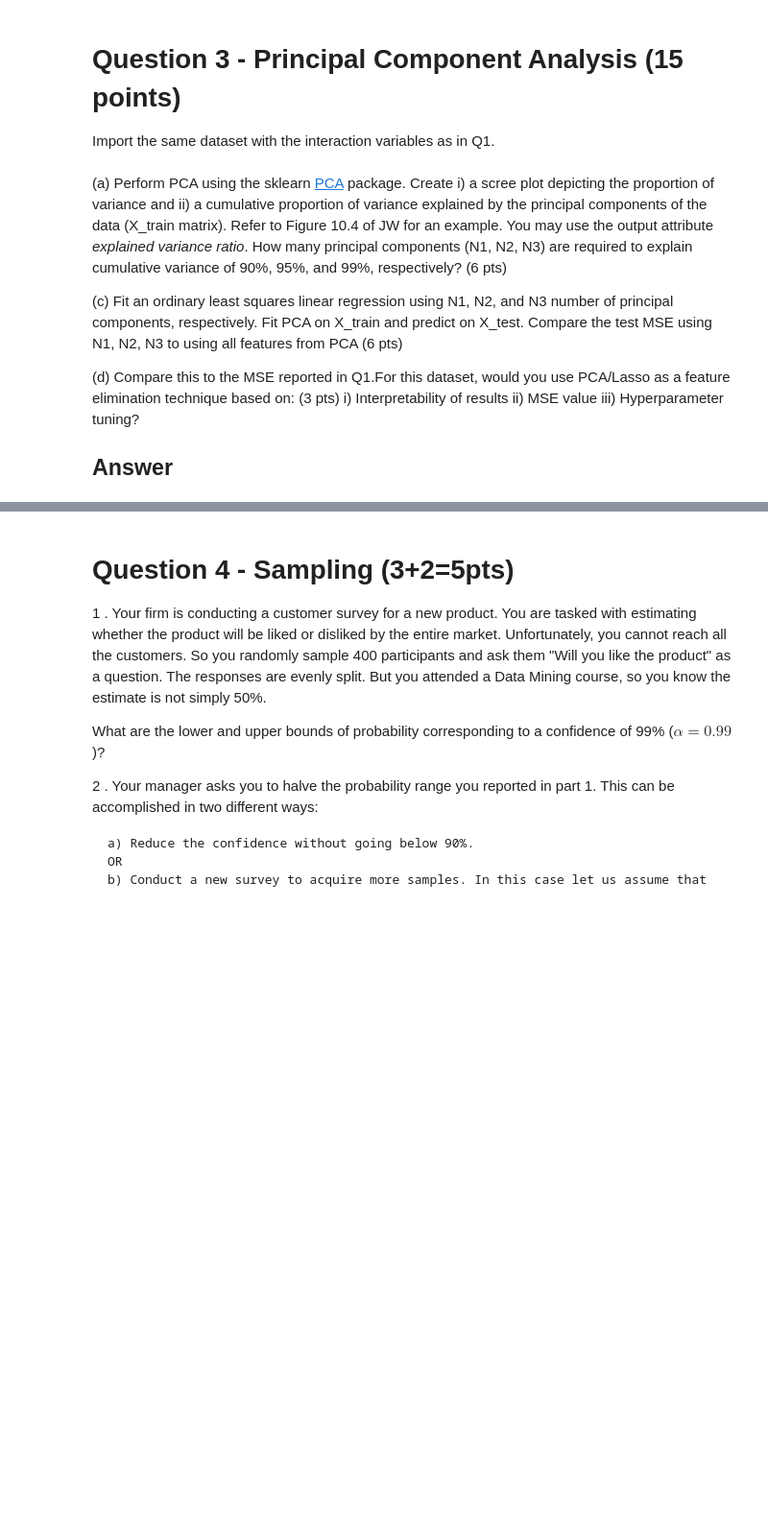
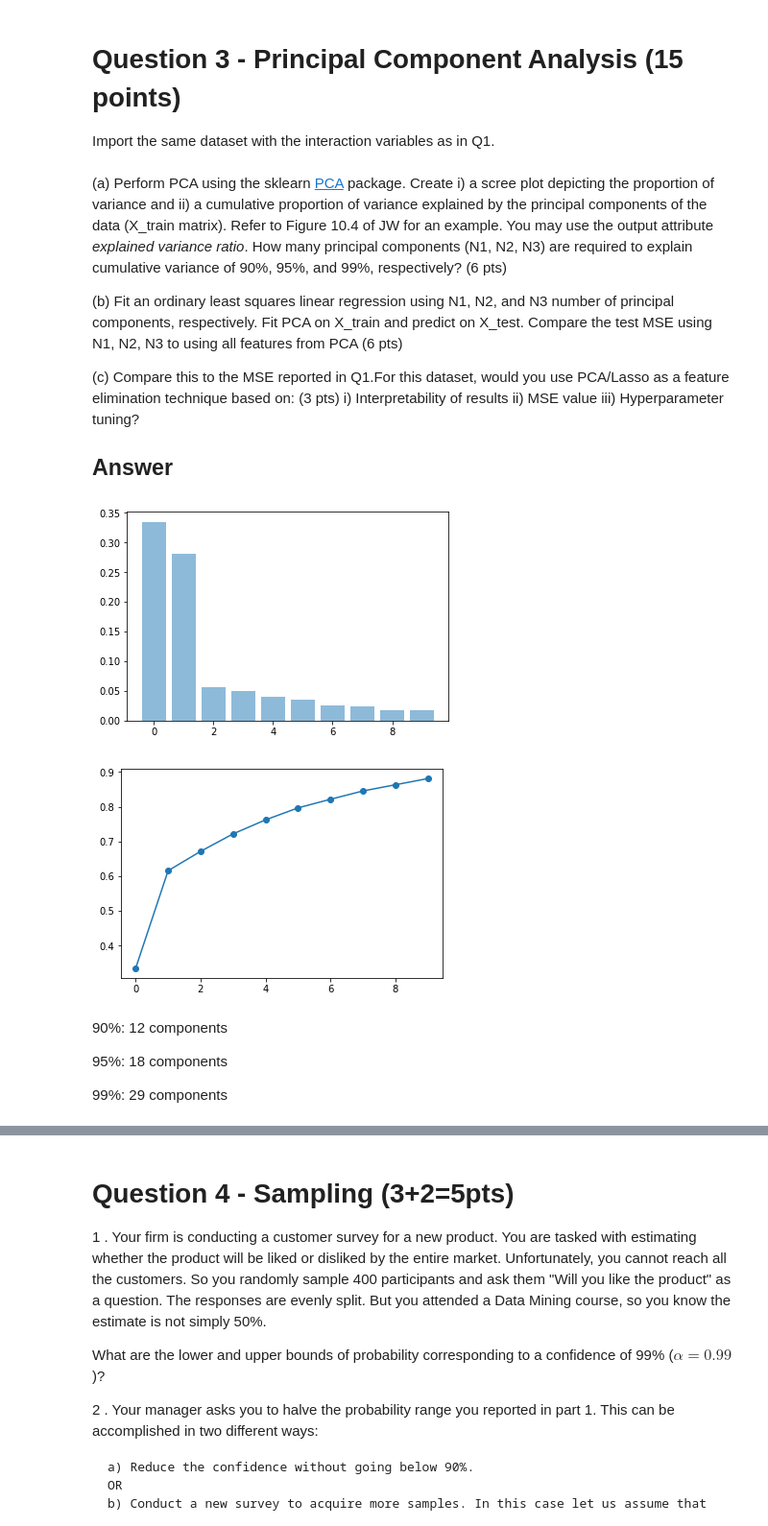
Before and after one commit to alexedinburgh/DM, a Jupyter notebook: HW2/EE380L_HW2.ipynb, the cells around one changed output, grey strips where cells are left out. Shown at 96% size. Drawn from its saved outputs; the diff is of its cells as text; code cells hidden in the pictures; blank space fills up the shorter version.

```diff
--- a/HW2/EE380L_HW2.ipynb
+++ b/HW2/EE380L_HW2.ipynb
@@ -333,11 +337,41 @@ X_train, X_test, y_train, y_test = train_test_split(X,y,test_size = 0.33, random
 # %% [markdown]
 (a) Perform PCA using the sklearn [PCA](http://scikit-learn.org/stable/modules/generated/sklearn.decomposition.PCA.html) package.  Create i) a scree plot depicting the proportion of variance and ii) a cumulative proportion of variance explained by the principal components of the data (X_train matrix).  Refer to Figure 10.4 of JW for an example.  You may use the output attribute *explained variance ratio*. How many principal components (N1, N2, N3) are required to explain cumulative variance of 90%, 95%, and 99%, respectively? (6 pts)
 
-(c) Fit an ordinary least squares linear regression using N1, N2, and N3 number of principal components, respectively. Fit PCA on X_train and predict on X_test. Compare the test MSE using N1, N2, N3 to using all features from PCA (6 pts)
+(b) Fit an ordinary least squares linear regression using N1, N2, and N3 number of principal components, respectively. Fit PCA on X_train and predict on X_test. Compare the test MSE using N1, N2, N3 to using all features from PCA (6 pts)
 
-(d) Compare this to the MSE reported in Q1.For this dataset, would you use PCA/Lasso as a feature elimination technique based on: (3 pts)
+(c) Compare this to the MSE reported in Q1.For this dataset, would you use PCA/Lasso as a feature elimination technique based on: (3 pts)
 i) Interpretability of results
 ii) MSE value
 iii) Hyperparameter tuning?
 
 ## Answer
+# %%
+#a)
+from sklearn.decomposition import PCA
+
+pca = PCA()
+pca.fit(X_train)
+eig_vals = pca.singular_values_
+eig_vecs = pca.components_
+
+ratio = pca.explained_variance_ratio_
+
+culmulative = np.empty(len(eig_vals))
+for i in range (len(eig_vals)):
+    for j in range (i):
+        culmulative[i] += ratio[j]
+
+y_pos = np.arange(len(eig_vals))
+plt.bar(y_pos[0:10], ratio[0:10], align='center', alpha=0.5)
+plt.show()
+plt.plot(y_pos[0:10], culmulative[0:10], '-o')
+plt.show()
+# %% [output]
+[figure, added]
+[figure, added]
+# %% [markdown]
+90%: 12 components
+
+95%: 18 components
+
+99%: 29 components
```
Also changed, not shown: parts of 6 cells of this notebook.
